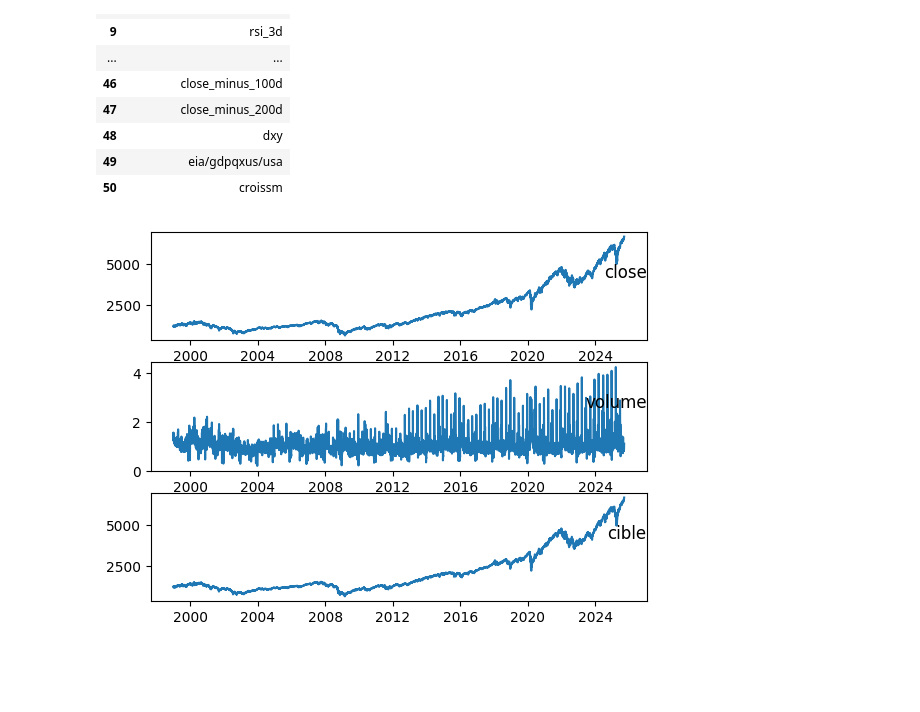
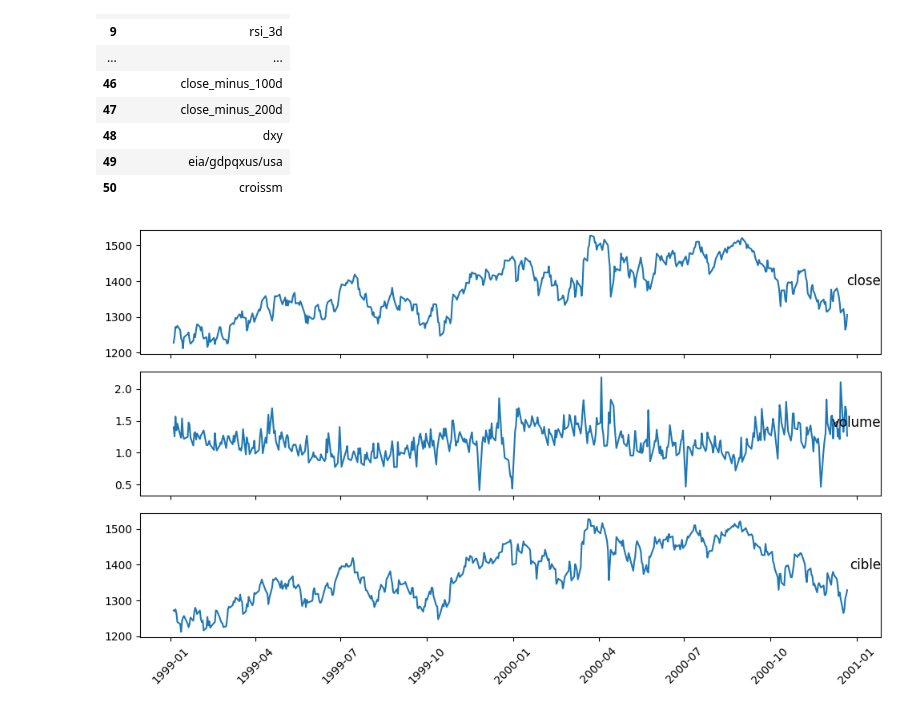
Before and after one commit to Alazuz/bigdata_project, a Jupyter notebook: lstm.ipynb, the cells around one changed output. Drawn from its saved outputs; the diff is of its cells as text; code cells hidden in the pictures; blank space fills up the shorter version.

```diff
--- a/lstm.ipynb
+++ b/lstm.ipynb
@@ -230,20 +244,23 @@ pd.DataFrame(df.columns)
 | 50 | croissm |
 # %%
 from pandas import read_csv
-from matplotlib import pyplot
+from matplotlib import pyplot as plt
 # load dataset
-dataset = df.copy()
+dataset = df.iloc[:500].copy()
 values = dataset.values
 # specify columns to plot
 groups = [0, 1, 29]
 i = 1
-# plot each column
-pyplot.figure()
-for group in groups:
-	pyplot.subplot(len(groups), 1, i)
-	pyplot.plot(df.index, values[:, group])
-	pyplot.title(dataset.columns[group], y=0.5, loc='right')
-	i += 1
-pyplot.show()
+
+fig, axes = plt.subplots(len(groups), 1, figsize=(10, 6), sharex=True)
+
+for i, group in enumerate(groups):
+    axes[i].plot(dataset.index, values[:, group])
+    axes[i].set_title(dataset.columns[group], y=0.5, loc='right')
+
+# rotation des ticks seulement en bas
+plt.xticks(rotation=45)
+plt.tight_layout()
+plt.show()
 # %% [output]
-[figure, old version]
+[figure, new version]
```
Also changed, not shown: parts of 8 cells of this notebook.
